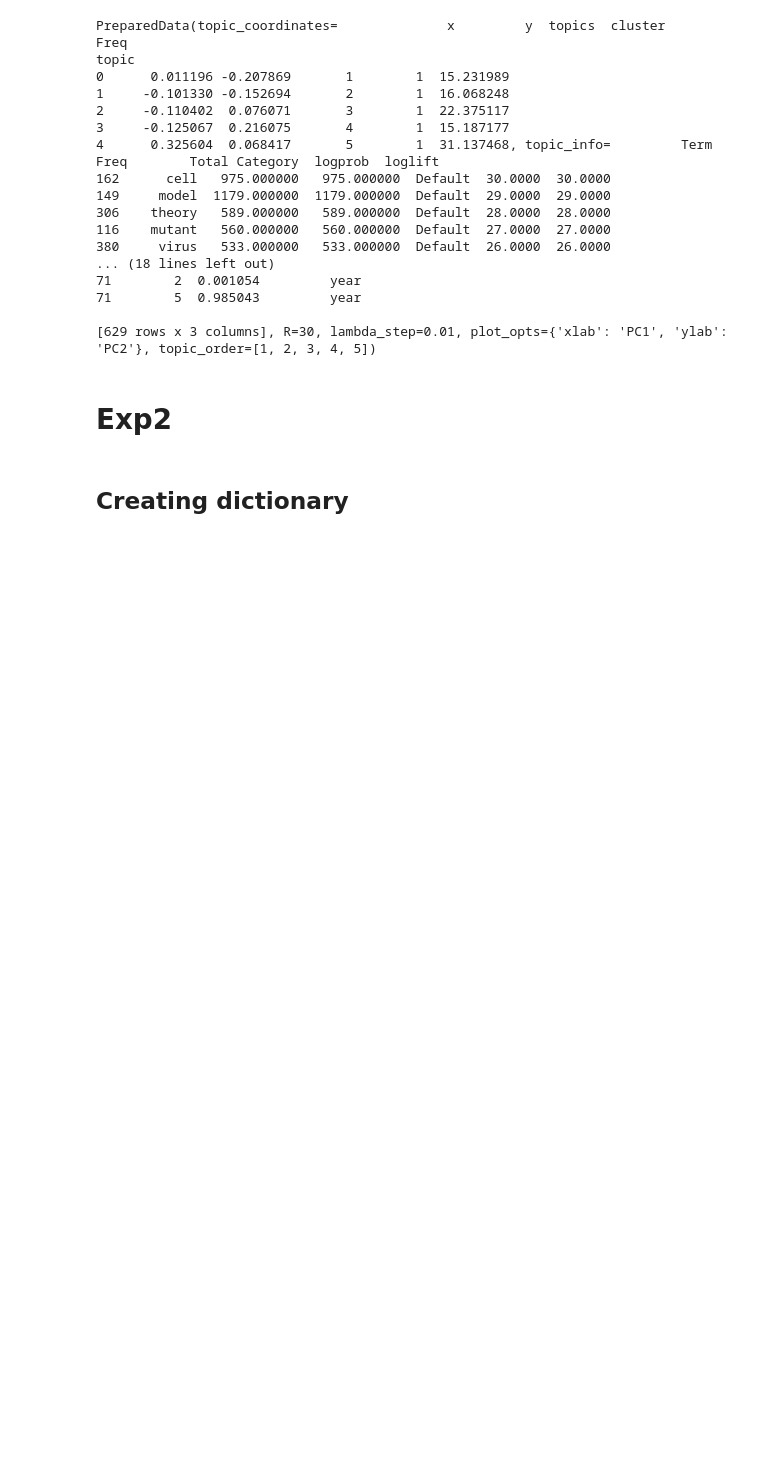
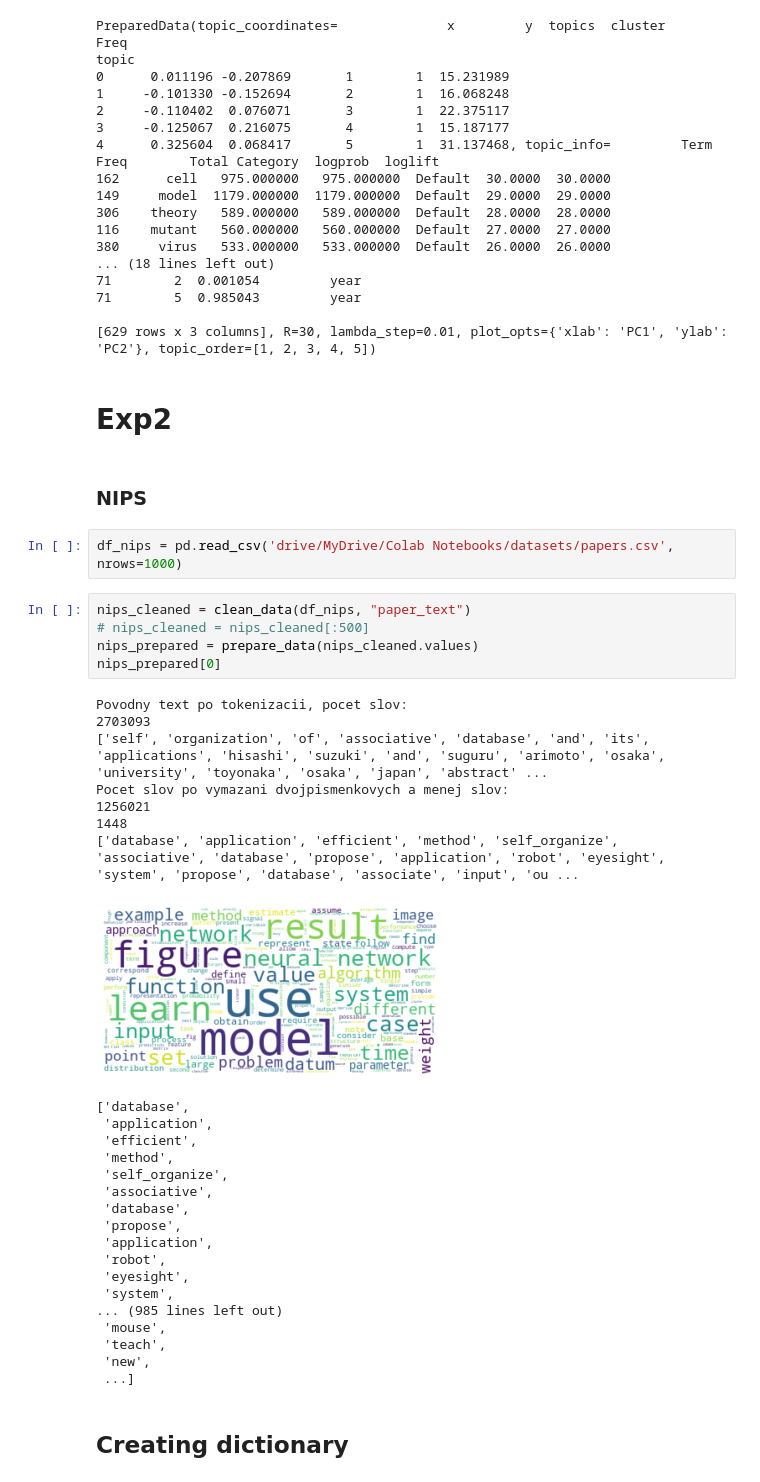
Before and after one commit to 2021-FIIT-Bc-projects/BP-Eliseeva-Najdiskutovanejsie_temy_v_dokumentoch, a Jupyter notebook: Bakalarka_vsetky_experementy.ipynb, the cells around one changed output. Drawn from its saved outputs; the diff is of its cells as text; blank space fills up the shorter version.

```diff
--- a/Bakalarka_vsetky_experementy.ipynb
+++ b/Bakalarka_vsetky_experementy.ipynb
@@ -708,6 +461,41 @@ topic
 [629 rows x 3 columns], R=30, lambda_step=0.01, plot_opts={'xlab': 'PC1', 'ylab': 'PC2'}, topic_order=[1, 2, 3, 4, 5])
 # %% [markdown]
 # Exp2
+# %% [markdown]
+### NIPS
+# %%
+df_nips = pd.read_csv('drive/MyDrive/Colab Notebooks/datasets/papers.csv', nrows=1000)
+# %%
+nips_cleaned = clean_data(df_nips, "paper_text")
+# nips_cleaned = nips_cleaned[:500]
+nips_prepared = prepare_data(nips_cleaned.values)
+nips_prepared[0]
+# %% [output]
+Povodny text po tokenizacii, pocet slov:
+2703093
+['self', 'organization', 'of', 'associative', 'database', 'and', 'its', 'applications', 'hisashi', 'suzuki', 'and', 'suguru', 'arimoto', 'osaka', 'university', 'toyonaka', 'osaka', 'japan', 'abstract' ...
+Pocet slov po vymazani dvojpismenkovych a menej slov:
+1256021
+1448
+['database', 'application', 'efficient', 'method', 'self_organize', 'associative', 'database', 'propose', 'application', 'robot', 'eyesight', 'system', 'propose', 'database', 'associate', 'input', 'ou ...
+[figure, added]
+['database',
+ 'application',
+ 'efficient',
+ 'method',
+ 'self_organize',
+ 'associative',
+ 'database',
+ 'propose',
+ 'application',
+ 'robot',
+ 'eyesight',
+ 'system',
+... (985 lines left out)
+ 'mouse',
+ 'teach',
+ 'new',
+ ...]
 # %% [markdown]
 ## Creating dictionary
 # %%
```
Also changed, not shown: parts of 54 cells of this notebook.
